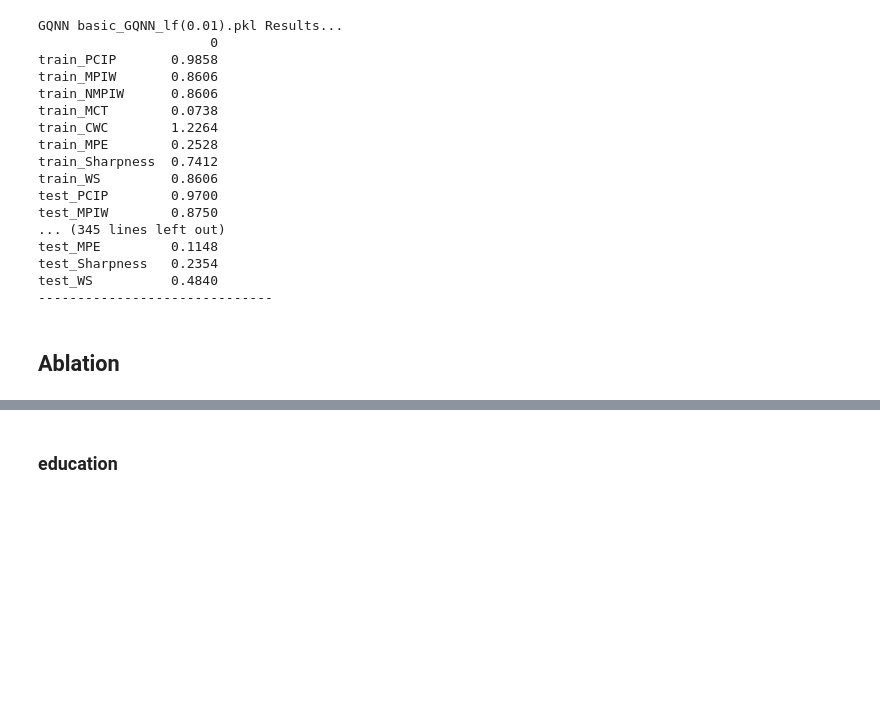
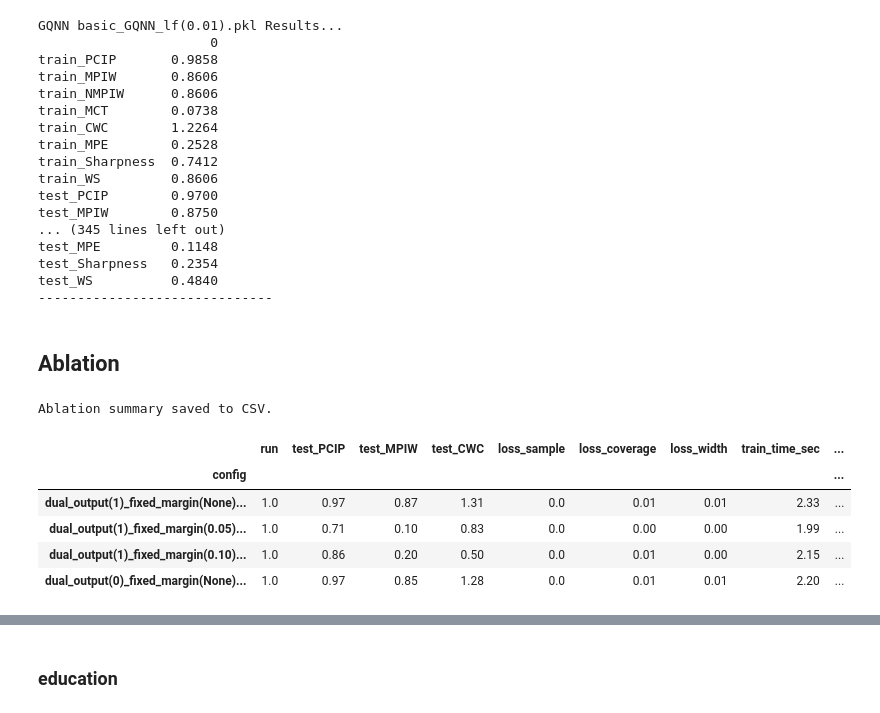
Before and after one commit to sybeam27/QpiGNN, a Jupyter notebook: results_check.ipynb, the cells around one changed output, grey strips where cells are left out. Cells and saved outputs as stored; diff of their text form; code cells hidden in the pictures; blank space fills up the shorter version.

```diff
--- a/results_check.ipynb
+++ b/results_check.ipynb
@@ -316,3 +317,72 @@ test_WS          0.4840
 ------------------------------
 # %% [markdown]
 ## Ablation
+# %%
+def summarize_ablation_results(result_dir):
+    rows = []
+
+    for fname in os.listdir(result_dir):
+        if not fname.endswith('.pkl'):
+            continue
+
+        config_name = fname.replace('.pkl', '')
+        with open(os.path.join(result_dir, fname), 'rb') as f:
+            results = pickle.load(f)
+
+        for run_id, result in results.items():
+            row = {'config': config_name, 'run': run_id}
+
+            # 기본 성능 지표
+            for k, v in result['test_metrics'].items():
+                row[f'test_{k}'] = v
+
+            # loss 항목
+            if 'loss_terms' in result:
+                for k, v in result['loss_terms'].items():
+                    row[f'loss_{k}'] = v
+
+            # 기타
+            row['train_time_sec'] = result.get('training_time_sec', None)
+            row['gpu_mem_MB'] = result.get('gpu_mem_MB', None)
+            row['param_count'] = result.get('param_count', None)
+
+            rows.append(row)
+
+    df = pd.DataFrame(rows)
+    return df
+
+dataset = 'basic'
+result_dir = f"./ablation/{dataset}/"  # 실험 결과 저장 디렉토리
+df_summary = summarize_ablation_results(result_dir)
+df_summary.to_csv(f"./ablation/{dataset}_ablation_summary.csv", index=False)
+print("Ablation summary saved to CSV.")
+
+configs_to_include_arch = [
+    # Architecture ablation
+    "dual_output(1)_fixed_margin(None)_use_sample_loss(1)_use_coverage_loss(1)_use_width_loss(1)",
+    "dual_output(1)_fixed_margin(0.05)_use_sample_loss(1)_use_coverage_loss(1)_use_width_loss(1)",
+    "dual_output(1)_fixed_margin(0.10)_use_sample_loss(1)_use_coverage_loss(1)_use_width_loss(1)",
+    "dual_output(0)_fixed_margin(None)_use_sample_loss(1)_use_coverage_loss(1)_use_width_loss(1)",
+]
+
+configs_to_include_loss = [
+    # Loss ablation
+    "dual_output(1)_fixed_margin(None)_use_sample_loss(1)_use_coverage_loss(1)_use_width_loss(1)",
+    "dual_output(1)_fixed_margin(None)_use_sample_loss(1)_use_coverage_loss(1)_use_width_loss(0)",
+    "dual_output(1)_fixed_margin(None)_use_sample_loss(1)_use_coverage_loss(0)_use_width_loss(1)",
+    "dual_output(1)_fixed_margin(None)_use_sample_loss(0)_use_coverage_loss(1)_use_width_loss(1)",
+    "dual_output(1)_fixed_margin(None)_use_sample_loss(0)_use_coverage_loss(0)_use_width_loss(1)",
+    # "dual_output(1)_fixed_margin(None)_use_sample_loss(0)_use_coverage_loss(1)_use_width_loss(0)",
+    "dual_output(1)_fixed_margin(None)_use_sample_loss(1)_use_coverage_loss(0)_use_width_loss(0)",
+]
+# %% [output]
+Ablation summary saved to CSV.
+# %%
+pd.read_csv(f"./ablation/{dataset}_ablation_summary.csv").groupby('config').mean().round(2).loc[configs_to_include_arch]
+# %% [output]
+|  | run | test_PCIP | test_MPIW | test_CWC | loss_sample | loss_coverage | loss_width | train_time_sec | ... |
+| config |  |  |  |  |  |  |  |  | ... |
+| dual_output(1)_fixed_margin(None)... | 1.0 | 0.97 | 0.87 | 1.31 | 0.0 | 0.01 | 0.01 | 2.33 | ... |
+| dual_output(1)_fixed_margin(0.05)... | 1.0 | 0.71 | 0.10 | 0.83 | 0.0 | 0.00 | 0.00 | 1.99 | ... |
+| dual_output(1)_fixed_margin(0.10)... | 1.0 | 0.86 | 0.20 | 0.50 | 0.0 | 0.01 | 0.00 | 2.15 | ... |
+| dual_output(0)_fixed_margin(None)... | 1.0 | 0.97 | 0.85 | 1.28 | 0.0 | 0.01 | 0.01 | 2.20 | ... |
```
Also changed, not shown: parts of 3 cells of this notebook, 15 other files.
